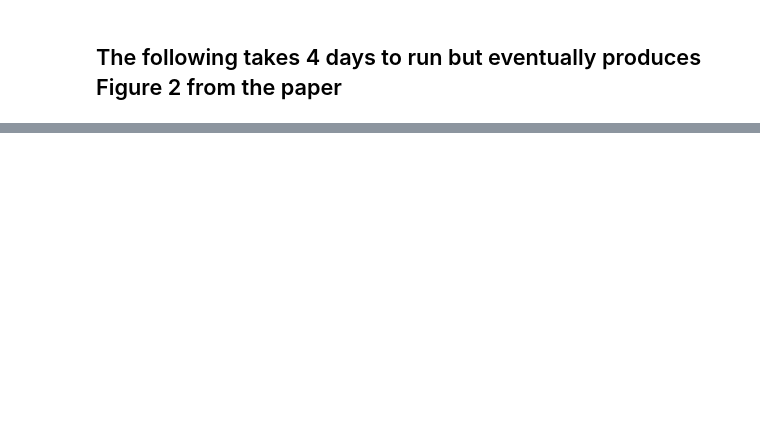
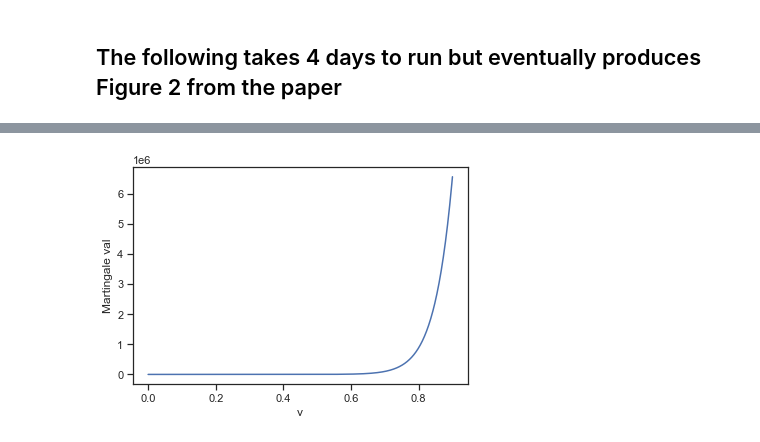
Before and after one commit to zmhammedi/mope, a Jupyter notebook: Betting-Width.ipynb, the cells around one changed output, grey strips where cells are left out. Saved outputs shown, nothing was run; the diff lists cells and outputs as text; code cells hidden in the pictures; blank space fills up the shorter version.

```diff
--- a/Betting-Width.ipynb
+++ b/Betting-Width.ipynb
@@ -87,0 +129,20 @@ fig.savefig('width.pdf', bbox_inches='tight', pad_inches=0)
+# %%
+from cs_via_supermartingale import bisection_algorithm, supermartingale_value, linear_search, martingale_value_lowerbound
+#martval0 = lambda v: supermartingale_value(v,100,b0,b1,A0,A1,A2)
+martval0 = lambda v: martingale_value_lowerbound(v,100,b0,b1,A0,A1,A2,1)
+tmpv = linear_search(martval0,0,1,1/(2 * 0.05),step=0.0001)
+# %%
+# Trying to plot as a function of v
+Nv = 1000
+grid_v =np.linspace(0,.9,Nv)
+mvalues = np.zeros(Nv)
+for i, v in enumerate(grid_v):
+    mvalues[i]=martval0(v)
+
+plt.plot(grid_v,mvalues)
+
+plt.xlabel("v")
+plt.ylabel("Martingale val")
+plt.show()
+# %% [output]
+[figure, added]
```
Also changed, not shown: parts of 5 cells of this notebook, 40 other files.
